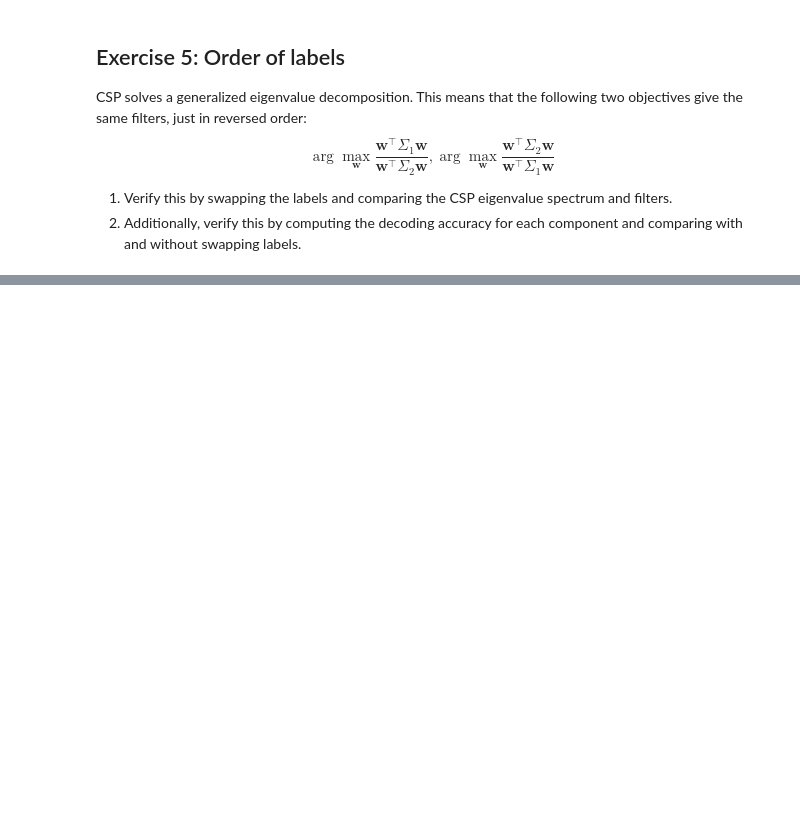
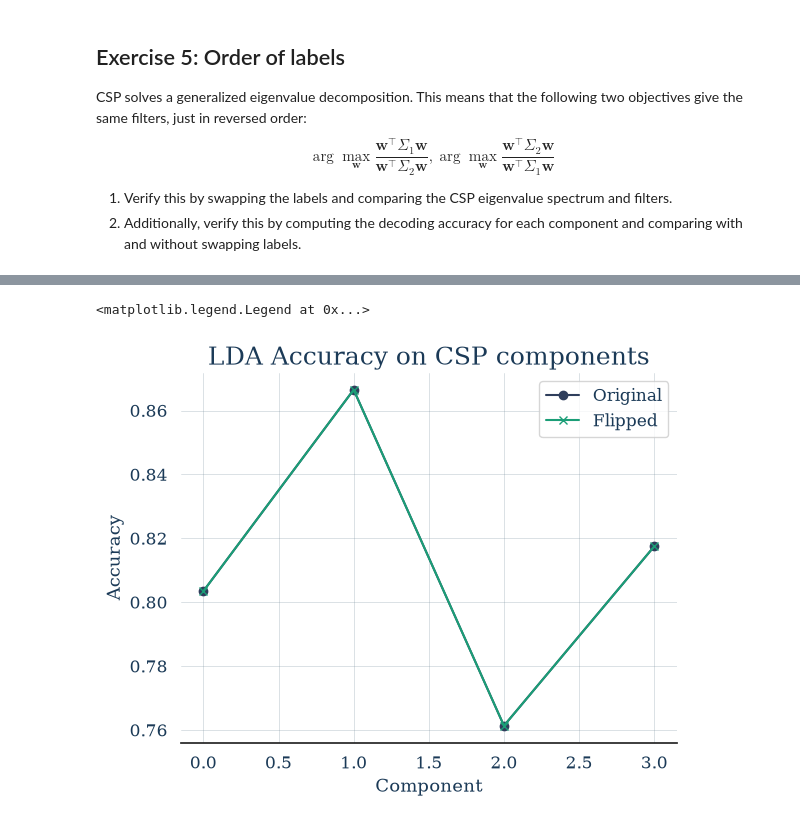
Before and after one commit to RobertvdLeeuw/nix-radboud, a Jupyter notebook: subjects/BCI/assignment_09_csp.ipynb, the cells around one changed output, grey strips where cells are left out. Saved outputs shown, nothing was run; the diff lists cells and outputs as text; code cells hidden in the pictures; blank space fills up the shorter version.

```diff
--- a/subjects/BCI/assignment_09_csp.ipynb
+++ b/subjects/BCI/assignment_09_csp.ipynb
@@ -149,0 +205,35 @@ $$
+# %%
+n_folds = 5
+folds = StratifiedKFold(n_splits=n_folds, shuffle=True, random_state=42)
+
+def eval_csp_fold(args) -> list[float]:
+    train_idx, test_idx = args
+    X_train = csp.fit_transform(data[train_idx], labels[train_idx])
+    X_test = csp.transform(data[test_idx])
+
+    def fit_lda(idx) -> float:
+        lda = LDA()
+        lda.fit(X_train[:, [idx]], labels[train_idx])
+        return lda.score(X_test[:, [idx]], labels[test_idx])
+
+    return np.array(list(map(fit_lda, range(4))))  # 4 CSP components
+
+def eval_csp(data, labels) -> float:
+    scores = np.array(list(map(eval_csp_fold, folds.split(data, labels))))
+
+    return np.mean(scores, axis=0)
+
+
+component_scores = eval_csp(data, labels)
+component_scores_swapped = eval_csp(data, 1-labels)
+
+
+plt.plot(component_scores, marker="o", label="Original")
+plt.plot(component_scores_swapped, marker="x", label="Flipped")
+plt.title("LDA Accuracy on CSP components")
+plt.ylabel("Accuracy")
+plt.xlabel("Component")
+plt.legend()
+# %% [output]
+<matplotlib.legend.Legend at 0x...>
+[figure, added]
```
Also changed, not shown: parts of 8 cells of this notebook, 15 other files.
